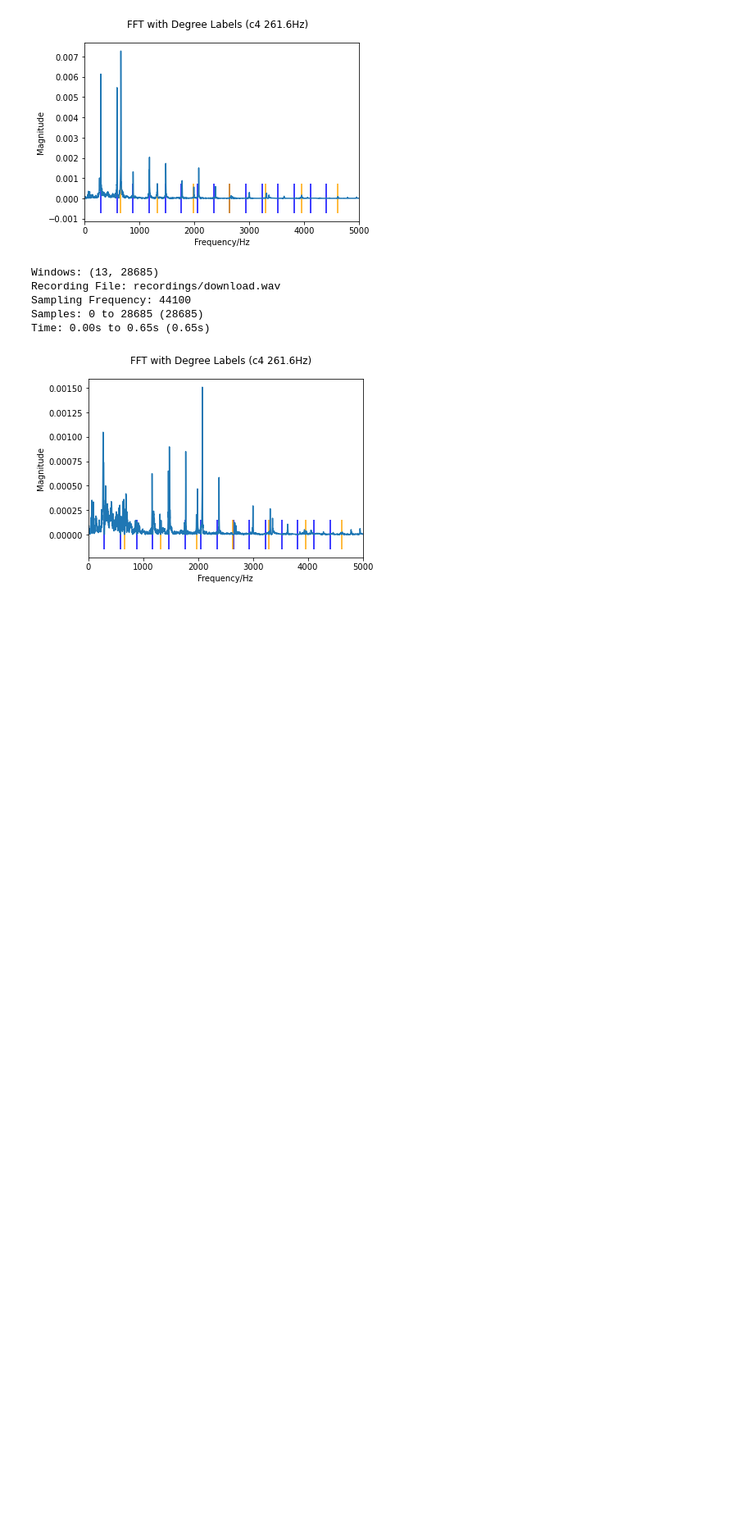
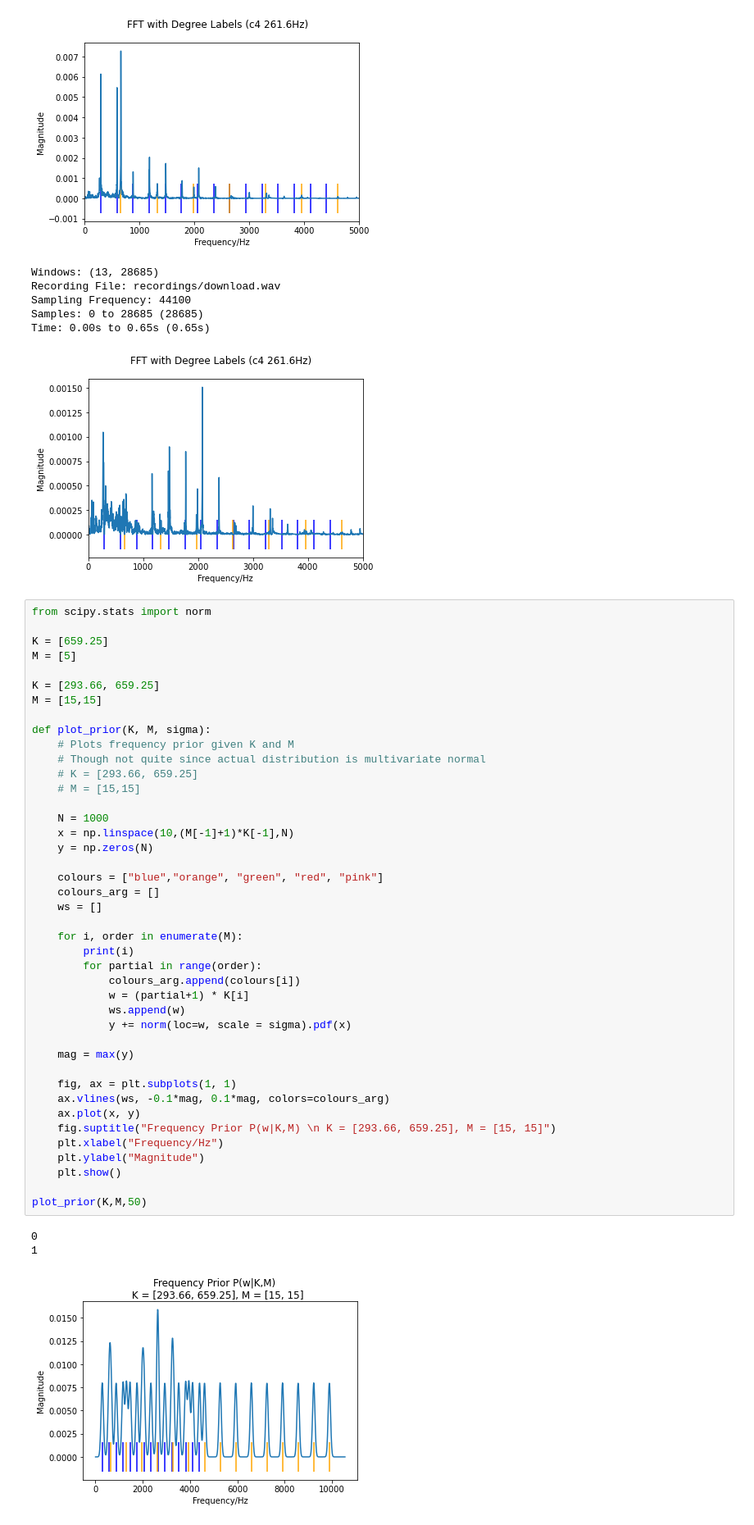
Before and after one commit to maxfryer/Audio-Source-Seperation, a Jupyter notebook: test_space.ipynb, the cells around one changed output. Shown: that part at 82% size. Cells and saved outputs as stored; diff of their text form; blank space fills up the shorter version.

Commit message:
completed p(w|K,M) function as well as plot for it

```diff
--- a/test_space.ipynb
+++ b/test_space.ipynb
@@ -102,3 +77,49 @@ Sampling Frequency: 44100
 Samples: 0 to 28685 (28685)
 Time: 0.00s to 0.65s (0.65s)
 [figure]
+# %%
+from scipy.stats import norm
+
+K = [659.25]
+M = [5]
+
+K = [293.66, 659.25]
+M = [15,15]
+
+def plot_prior(K, M, sigma):
+    # Plots frequency prior given K and M
+    # Though not quite since actual distribution is multivariate normal
+    # K = [293.66, 659.25]
+    # M = [15,15]
+
+    N = 1000
+    x = np.linspace(10,(M[-1]+1)*K[-1],N)
+    y = np.zeros(N)
+
+    colours = ["blue","orange", "green", "red", "pink"]
+    colours_arg = []
+    ws = []
+
+    for i, order in enumerate(M):
+        print(i)
+        for partial in range(order):
+            colours_arg.append(colours[i])
+            w = (partial+1) * K[i]
+            ws.append(w)
+            y += norm(loc=w, scale = sigma).pdf(x)
+
+    mag = max(y)
+
+    fig, ax = plt.subplots(1, 1)
+    ax.vlines(ws, -0.1*mag, 0.1*mag, colors=colours_arg)
+    ax.plot(x, y)
+    fig.suptitle("Frequency Prior P(w|K,M) \n K = [293.66, 659.25], M = [15, 15]")
+    plt.xlabel("Frequency/Hz")
+    plt.ylabel("Magnitude")
+    plt.show()
+
+plot_prior(K,M,50)
+# %% [output]
+0
+1
+[figure, added]
```
Also changed, not shown: parts of 2 cells of this notebook, 5 other files.
